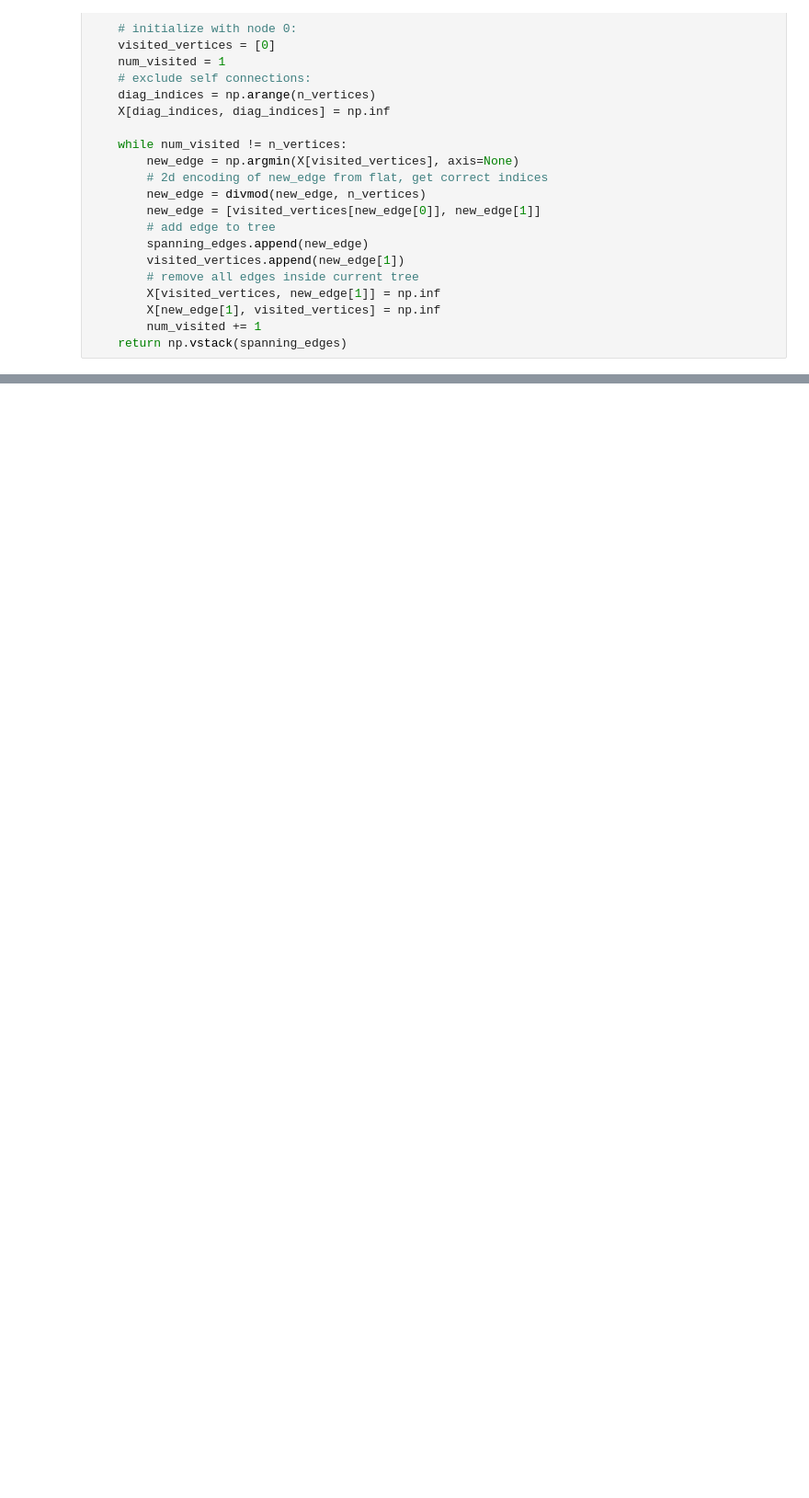
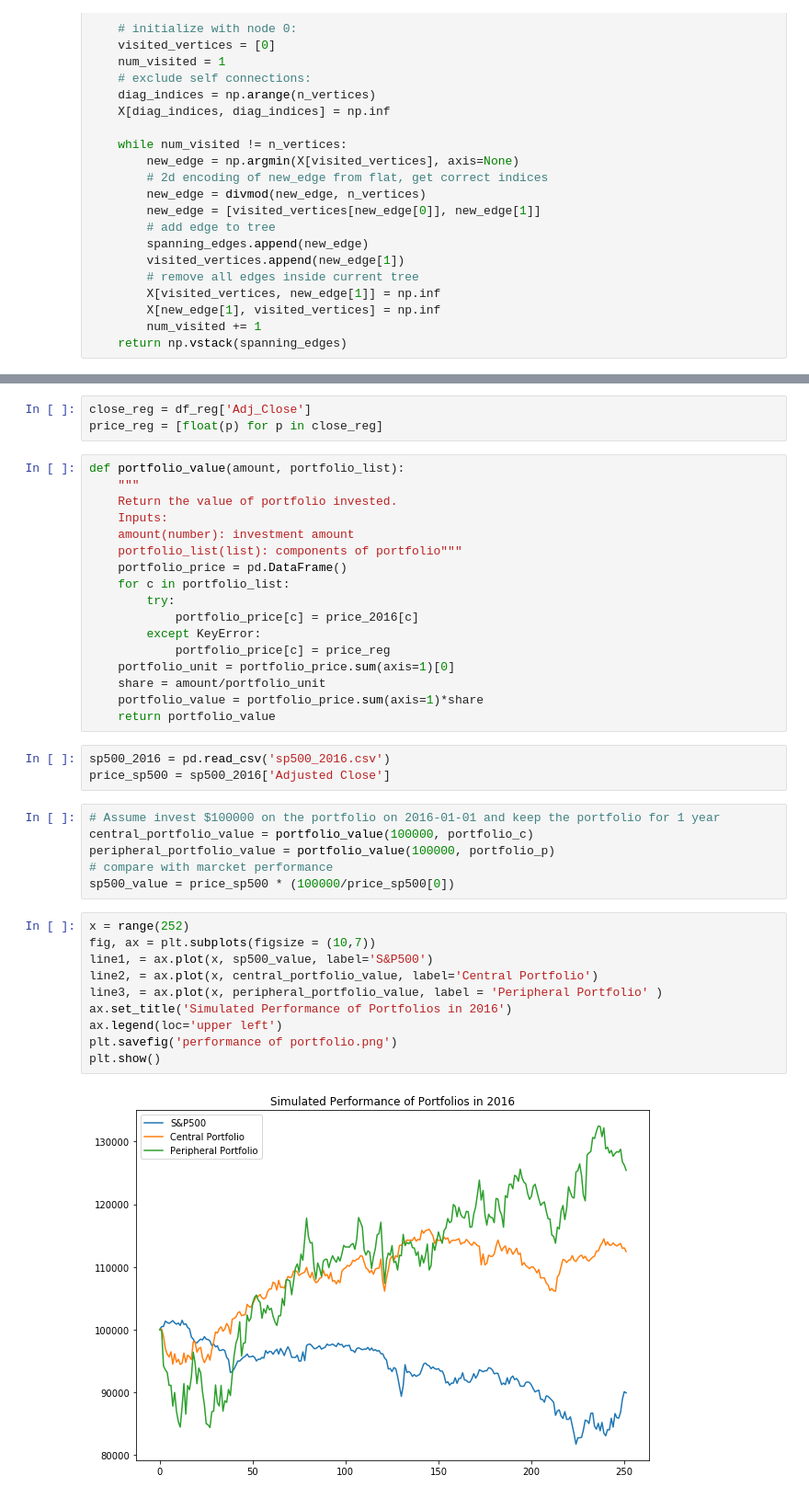
Before and after one commit to verali0816/STA141B_group_project, a Jupyter notebook: Minimum spanning tree.ipynb, the cells around one changed output, grey strips where cells are left out. Shown at 92% size. Cells and saved outputs as stored; diff of their text form; blank space fills up the shorter version.

Commit message:
MST and portfolio selection

```diff
--- a/Minimum spanning tree.ipynb
+++ b/Minimum spanning tree.ipynb
@@ -85,0 +209,41 @@ nx.write_graphml(mst, 'sp500_2016.graphml')
+# %%
+close_reg = df_reg['Adj_Close']
+price_reg = [float(p) for p in close_reg]
+# %%
+def portfolio_value(amount, portfolio_list):
+    """
+    Return the value of portfolio invested.
+    Inputs:
+    amount(number): investment amount
+    portfolio_list(list): components of portfolio"""
+    portfolio_price = pd.DataFrame()
+    for c in portfolio_list:
+        try:
+            portfolio_price[c] = price_2016[c]
+        except KeyError:
+            portfolio_price[c] = price_reg
+    portfolio_unit = portfolio_price.sum(axis=1)[0]
+    share = amount/portfolio_unit
+    portfolio_value = portfolio_price.sum(axis=1)*share
+    return portfolio_value
+# %%
+sp500_2016 = pd.read_csv('sp500_2016.csv')
+price_sp500 = sp500_2016['Adjusted Close']
+# %%
+# Assume invest $100000 on the portfolio on 2016-01-01 and keep the portfolio for 1 year
+central_portfolio_value = portfolio_value(100000, portfolio_c)
+peripheral_portfolio_value = portfolio_value(100000, portfolio_p)
+# compare with marcket performance
+sp500_value = price_sp500 * (100000/price_sp500[0])
+# %%
+x = range(252)
+fig, ax = plt.subplots(figsize = (10,7))
+line1, = ax.plot(x, sp500_value, label='S&P500')
+line2, = ax.plot(x, central_portfolio_value, label='Central Portfolio')
+line3, = ax.plot(x, peripheral_portfolio_value, label = 'Peripheral Portfolio' )
+ax.set_title('Simulated Performance of Portfolios in 2016')
+ax.legend(loc='upper left')
+plt.savefig('performance of portfolio.png')
+plt.show()
+# %% [output]
+[figure, added]
```
Also changed, not shown: parts of 18 cells of this notebook.
